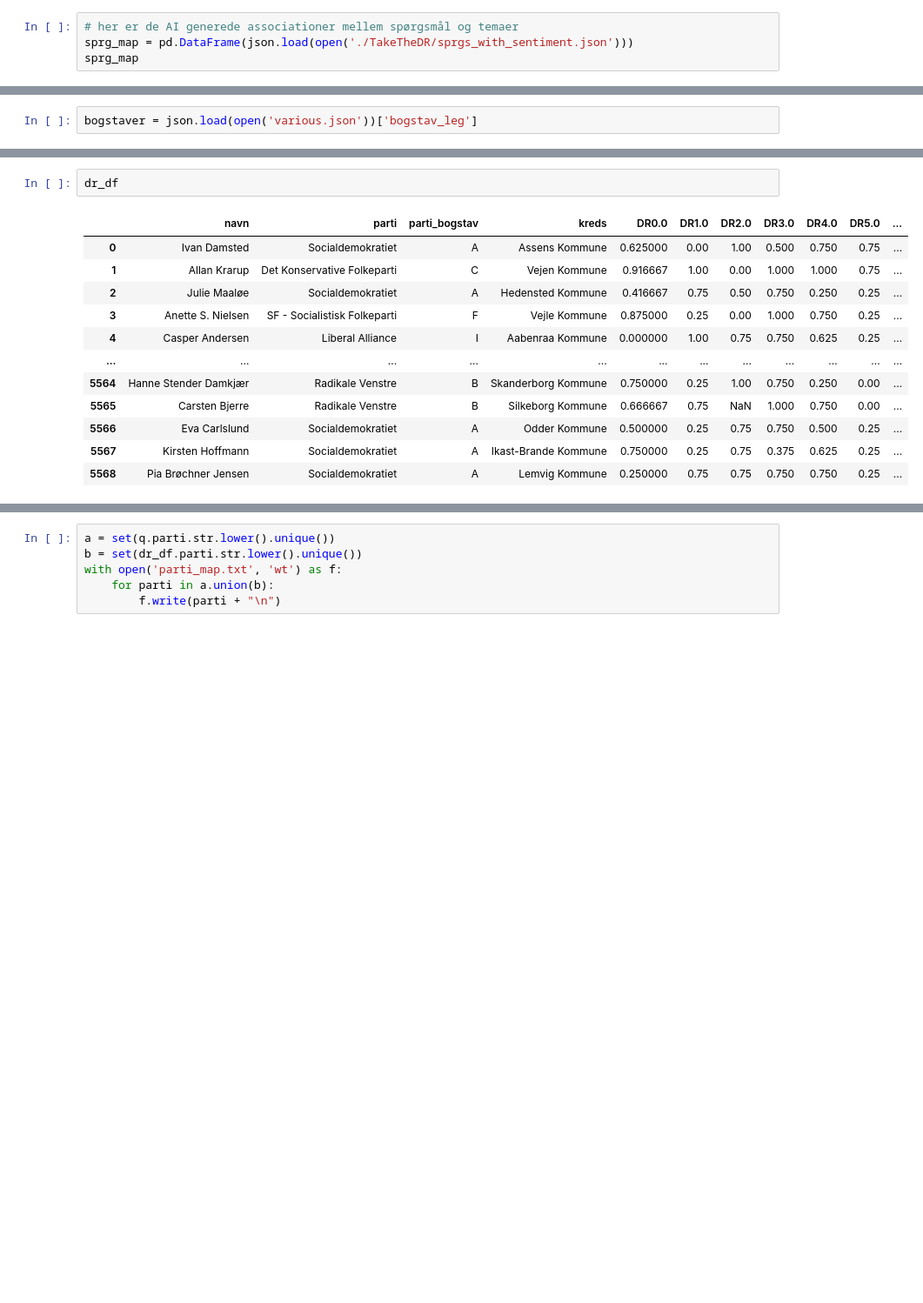
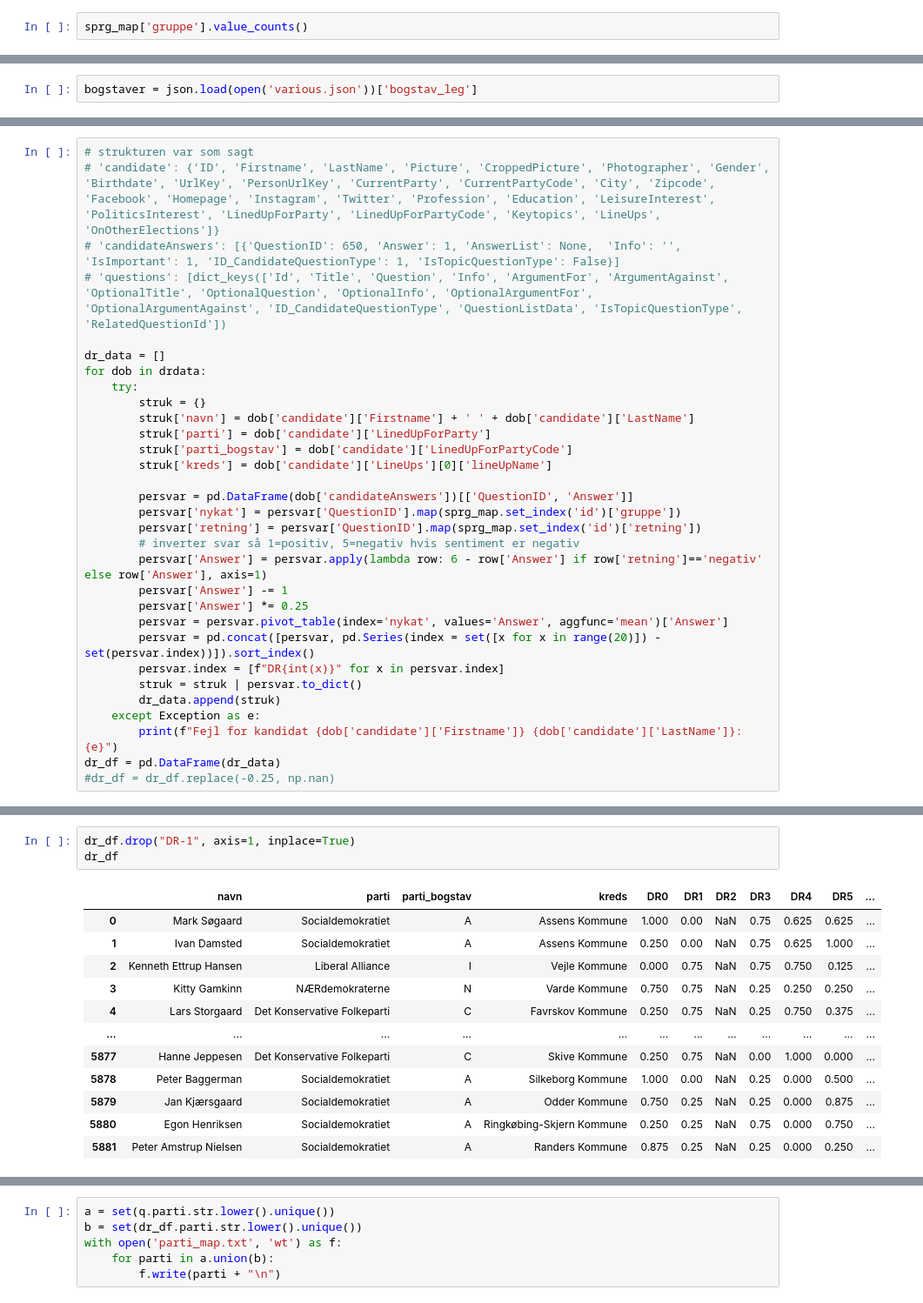
Before and after one commit to cfblaeb/KV_2025, a Jupyter notebook: skaf_data.ipynb, the cells around one changed output, grey strips where cells are left out. Shown at 87% size. Cells and saved outputs as stored; diff of their text form; blank space fills up the shorter version.

```diff
--- a/skaf_data.ipynb
+++ b/skaf_data.ipynb
@@ -165,5 +162,3 @@ temaer = {
 # %%
-# her er de AI generede associationer mellem spørgsmål og temaer
-sprg_map = pd.DataFrame(json.load(open('./TakeTheDR/sprgs_with_sentiment.json')))
-sprg_map
+sprg_map['gruppe'].value_counts()
 # %% [output]
@@ -233,0 +184,31 @@ Fejl for kandidat Bjarne Højlund: "None of [Index(['QuestionID', 'Answer'], dty
+# %%
+# strukturen var som sagt
+# 'candidate': {'ID', 'Firstname', 'LastName', 'Picture', 'CroppedPicture', 'Photographer', 'Gender', 'Birthdate', 'UrlKey', 'PersonUrlKey', 'CurrentParty', 'CurrentPartyCode', 'City', 'Zipcode', 'Facebook', 'Homepage', 'Instagram', 'Twitter', 'Profession', 'Education', 'LeisureInterest', 'PoliticsInterest', 'LinedUpForParty', 'LinedUpForPartyCode', 'Keytopics', 'LineUps', 'OnOtherElections']}
+# 'candidateAnswers': [{'QuestionID': 650, 'Answer': 1, 'AnswerList': None,  'Info': '', 'IsImportant': 1, 'ID_CandidateQuestionType': 1, 'IsTopicQuestionType': False}]
+# 'questions': [dict_keys(['Id', 'Title', 'Question', 'Info', 'ArgumentFor', 'ArgumentAgainst', 'OptionalTitle', 'OptionalQuestion', 'OptionalInfo', 'OptionalArgumentFor', 'OptionalArgumentAgainst', 'ID_CandidateQuestionType', 'QuestionListData', 'IsTopicQuestionType', 'RelatedQuestionId'])
+
+dr_data = []
+for dob in drdata:
+    try:
+        struk = {}
+        struk['navn'] = dob['candidate']['Firstname'] + ' ' + dob['candidate']['LastName']
+        struk['parti'] = dob['candidate']['LinedUpForParty']
+        struk['parti_bogstav'] = dob['candidate']['LinedUpForPartyCode']
+        struk['kreds'] = dob['candidate']['LineUps'][0]['lineUpName']
+
+        persvar = pd.DataFrame(dob['candidateAnswers'])[['QuestionID', 'Answer']]
+        persvar['nykat'] = persvar['QuestionID'].map(sprg_map.set_index('id')['gruppe'])
+        persvar['retning'] = persvar['QuestionID'].map(sprg_map.set_index('id')['retning'])
+        # inverter svar så 1=positiv, 5=negativ hvis sentiment er negativ
+        persvar['Answer'] = persvar.apply(lambda row: 6 - row['Answer'] if row['retning']=='negativ' else row['Answer'], axis=1)
+        persvar['Answer'] -= 1
+        persvar['Answer'] *= 0.25
+        persvar = persvar.pivot_table(index='nykat', values='Answer', aggfunc='mean')['Answer']
+        persvar = pd.concat([persvar, pd.Series(index = set([x for x in range(20)]) - set(persvar.index))]).sort_index()
+        persvar.index = [f"DR{int(x)}" for x in persvar.index]
+        struk = struk | persvar.to_dict()
+        dr_data.append(struk)
+    except Exception as e:
+        print(f"Fejl for kandidat {dob['candidate']['Firstname']} {dob['candidate']['LastName']}: {e}")
+dr_df = pd.DataFrame(dr_data)
+#dr_df = dr_df.replace(-0.25, np.nan)
@@ -234,15 +233,16 @@ Fejl for kandidat Bjarne Højlund: "None of [Index(['QuestionID', 'Answer'], dty
 # %%
+dr_df.drop("DR-1", axis=1, inplace=True)
 dr_df
 # %% [output]
-|  | navn | parti | parti_bogstav | kreds | DR0.0 | DR1.0 | DR2.0 | DR3.0 | DR4.0 | DR5.0 | ... |
-| 0 | Ivan Damsted | Socialdemokratiet | A | Assens Kommune | 0.625000 | 0.00 | 1.00 | 0.500 | 0.750 | 0.75 | ... |
-| 1 | Allan Krarup | Det Konservative Folkeparti | C | Vejen Kommune | 0.916667 | 1.00 | 0.00 | 1.000 | 1.000 | 0.75 | ... |
-| 2 | Julie Maaløe | Socialdemokratiet | A | Hedensted Kommune | 0.416667 | 0.75 | 0.50 | 0.750 | 0.250 | 0.25 | ... |
-| 3 | Anette S. Nielsen | SF - Socialistisk Folkeparti | F | Vejle Kommune | 0.875000 | 0.25 | 0.00 | 1.000 | 0.750 | 0.25 | ... |
-| 4 | Casper Andersen | Liberal Alliance | I | Aabenraa Kommune | 0.000000 | 1.00 | 0.75 | 0.750 | 0.625 | 0.25 | ... |
+|  | navn | parti | parti_bogstav | kreds | DR0 | DR1 | DR2 | DR3 | DR4 | DR5 | ... |
+| 0 | Mark Søgaard | Socialdemokratiet | A | Assens Kommune | 1.000 | 0.00 | NaN | 0.75 | 0.625 | 0.625 | ... |
+| 1 | Ivan Damsted | Socialdemokratiet | A | Assens Kommune | 0.250 | 0.00 | NaN | 0.75 | 0.625 | 1.000 | ... |
+| 2 | Kenneth Ettrup Hansen | Liberal Alliance | I | Vejle Kommune | 0.000 | 0.75 | NaN | 0.75 | 0.750 | 0.125 | ... |
+| 3 | Kitty Gamkinn | NÆRdemokraterne | N | Varde Kommune | 0.750 | 0.75 | NaN | 0.25 | 0.250 | 0.250 | ... |
+| 4 | Lars Storgaard | Det Konservative Folkeparti | C | Favrskov Kommune | 0.250 | 0.75 | NaN | 0.25 | 0.750 | 0.375 | ... |
 | ... | ... | ... | ... | ... | ... | ... | ... | ... | ... | ... | ... |
-| 5564 | Hanne Stender Damkjær | Radikale Venstre | B | Skanderborg Kommune | 0.750000 | 0.25 | 1.00 | 0.750 | 0.250 | 0.00 | ... |
-| 5565 | Carsten Bjerre | Radikale Venstre | B | Silkeborg Kommune | 0.666667 | 0.75 | NaN | 1.000 | 0.750 | 0.00 | ... |
-| 5566 | Eva Carlslund | Socialdemokratiet | A | Odder Kommune | 0.500000 | 0.25 | 0.75 | 0.750 | 0.500 | 0.25 | ... |
-| 5567 | Kirsten Hoffmann | Socialdemokratiet | A | Ikast-Brande Kommune | 0.750000 | 0.25 | 0.75 | 0.375 | 0.625 | 0.25 | ... |
-| 5568 | Pia Brøchner Jensen | Socialdemokratiet | A | Lemvig Kommune | 0.250000 | 0.75 | 0.75 | 0.750 | 0.750 | 0.25 | ... |
+| 5877 | Hanne Jeppesen | Det Konservative Folkeparti | C | Skive Kommune | 0.250 | 0.75 | NaN | 0.00 | 1.000 | 0.000 | ... |
+| 5878 | Peter Baggerman | Socialdemokratiet | A | Silkeborg Kommune | 1.000 | 0.00 | NaN | 0.25 | 0.000 | 0.500 | ... |
+| 5879 | Jan Kjærsgaard | Socialdemokratiet | A | Odder Kommune | 0.750 | 0.25 | NaN | 0.25 | 0.000 | 0.875 | ... |
+| 5880 | Egon Henriksen | Socialdemokratiet | A | Ringkøbing-Skjern Kommune | 0.250 | 0.25 | NaN | 0.75 | 0.000 | 0.750 | ... |
+| 5881 | Peter Amstrup Nielsen | Socialdemokratiet | A | Randers Kommune | 0.875 | 0.25 | NaN | 0.25 | 0.000 | 0.250 | ... |
```
Also changed, not shown: parts of 28 cells of this notebook, 10 other files.
